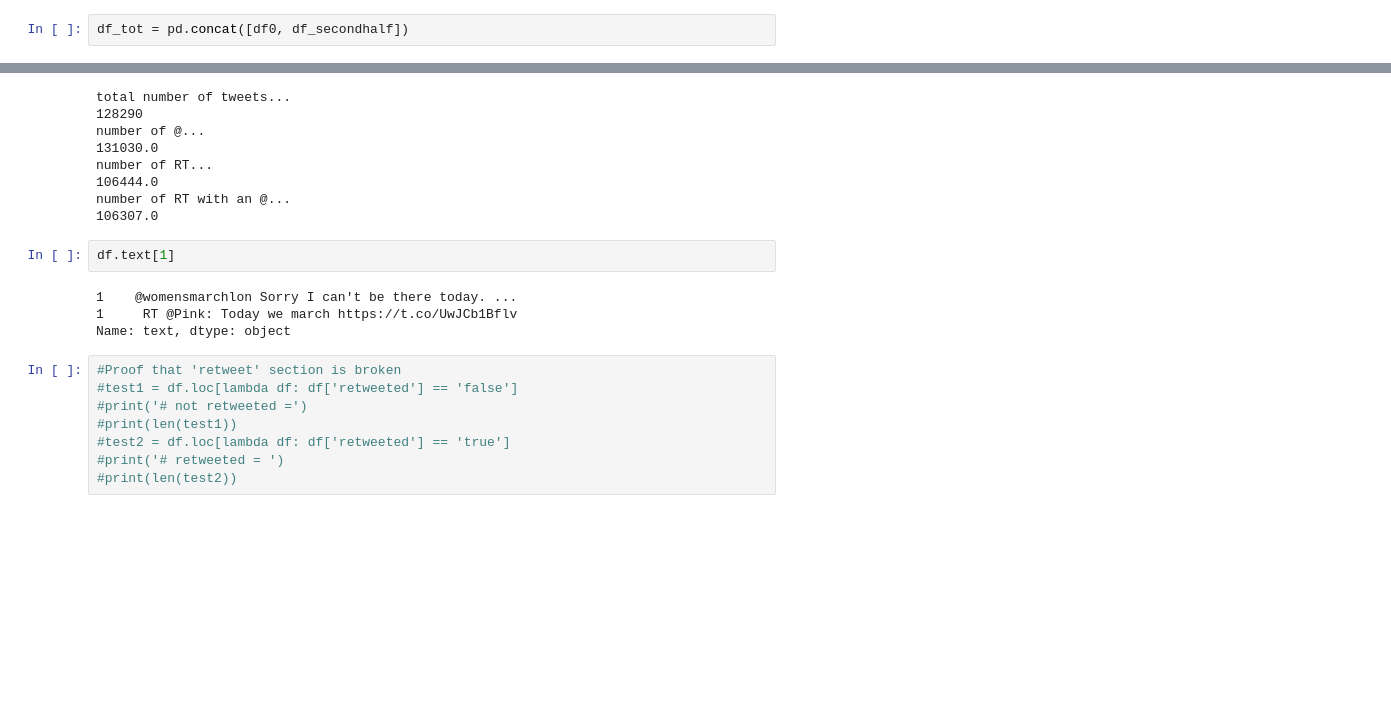
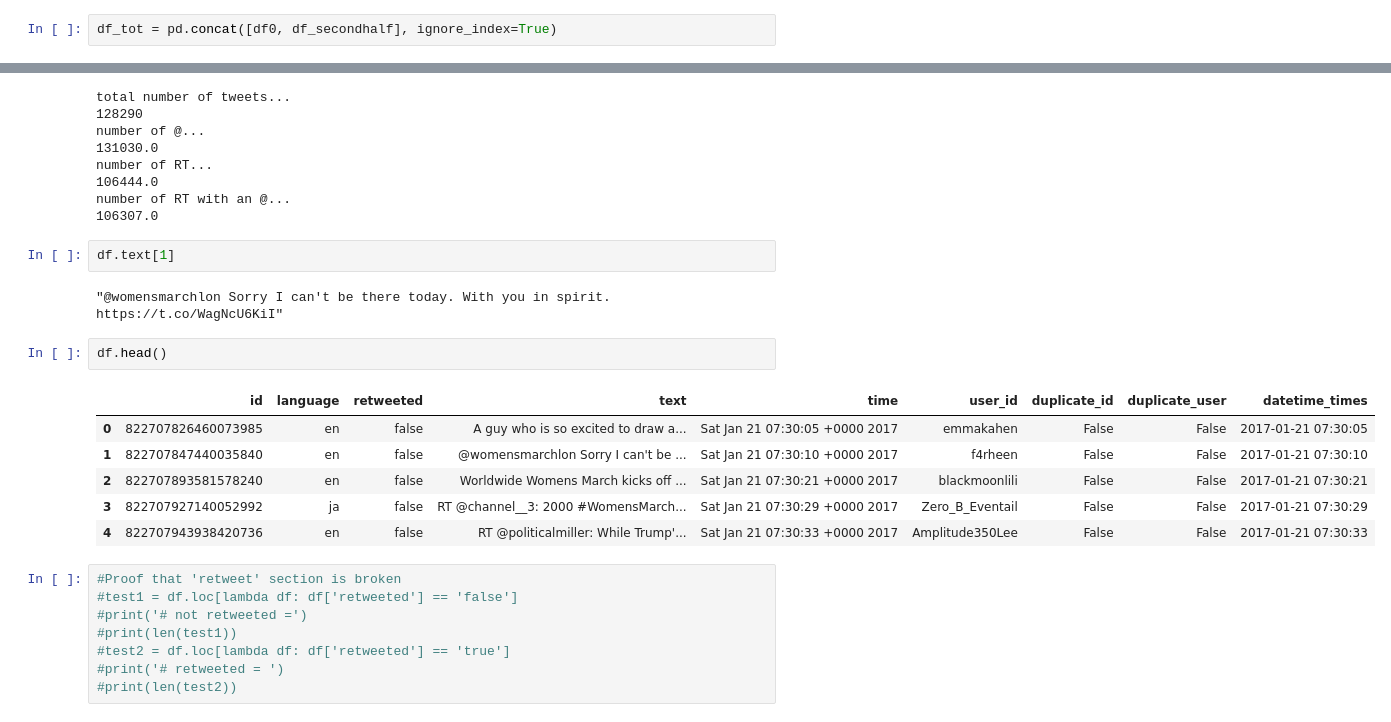
Before and after one commit to jsara72/GriSaMi, a Jupyter notebook: Graphical Analysis.ipynb, the cells around one changed output, grey strips where cells are left out. Saved outputs shown, nothing was run; the diff lists cells and outputs as text; blank space fills up the shorter version.

```diff
--- a/Graphical Analysis.ipynb
+++ b/Graphical Analysis.ipynb
@@ -96,7 +97,7 @@ df_secondhalf = griffin()
 # %% [output]
 91819 91819 91819 91819 91819 91819
 # %%
-df_tot = pd.concat([df0, df_secondhalf])
+df_tot = pd.concat([df0, df_secondhalf], ignore_index=True)
 # %%
 len(df_tot)
 # %% [output]
@@ -335,9 +380,16 @@ number of RT with an @...
 # %%
 df.text[1]
 # %% [output]
-1    @womensmarchlon Sorry I can't be there today. ...
-1     RT @Pink: Today we march https://t.co/UwJCb1Bflv
-Name: text, dtype: object
+"@womensmarchlon Sorry I can't be there today. With you in spirit. https://t.co/WagNcU6KiI"
+# %%
+df.head()
+# %% [output]
+|  | id | language | retweeted | text | time | user_id | duplicate_id | duplicate_user | datetime_times |
+| 0 | 822707826460073985 | en | false | A guy who is so excited to draw a... | Sat Jan 21 07:30:05 +0000 2017 | emmakahen | False | False | 2017-01-21 07:30:05 |
+| 1 | 822707847440035840 | en | false | @womensmarchlon Sorry I can't be ... | Sat Jan 21 07:30:10 +0000 2017 | f4rheen | False | False | 2017-01-21 07:30:10 |
+| 2 | 822707893581578240 | en | false | Worldwide Womens March kicks off ... | Sat Jan 21 07:30:21 +0000 2017 | blackmoonlili | False | False | 2017-01-21 07:30:21 |
+| 3 | 822707927140052992 | ja | false | RT @channel__3: 2000 #WomensMarch... | Sat Jan 21 07:30:29 +0000 2017 | Zero_B_Eventail | False | False | 2017-01-21 07:30:29 |
+| 4 | 822707943938420736 | en | false | RT @politicalmiller: While Trump'... | Sat Jan 21 07:30:33 +0000 2017 | Amplitude350Lee | False | False | 2017-01-21 07:30:33 |
 # %%
 #Proof that 'retweet' section is broken
 #test1 = df.loc[lambda df: df['retweeted'] == 'false']
```
Also changed, not shown: parts of 10 cells of this notebook.
